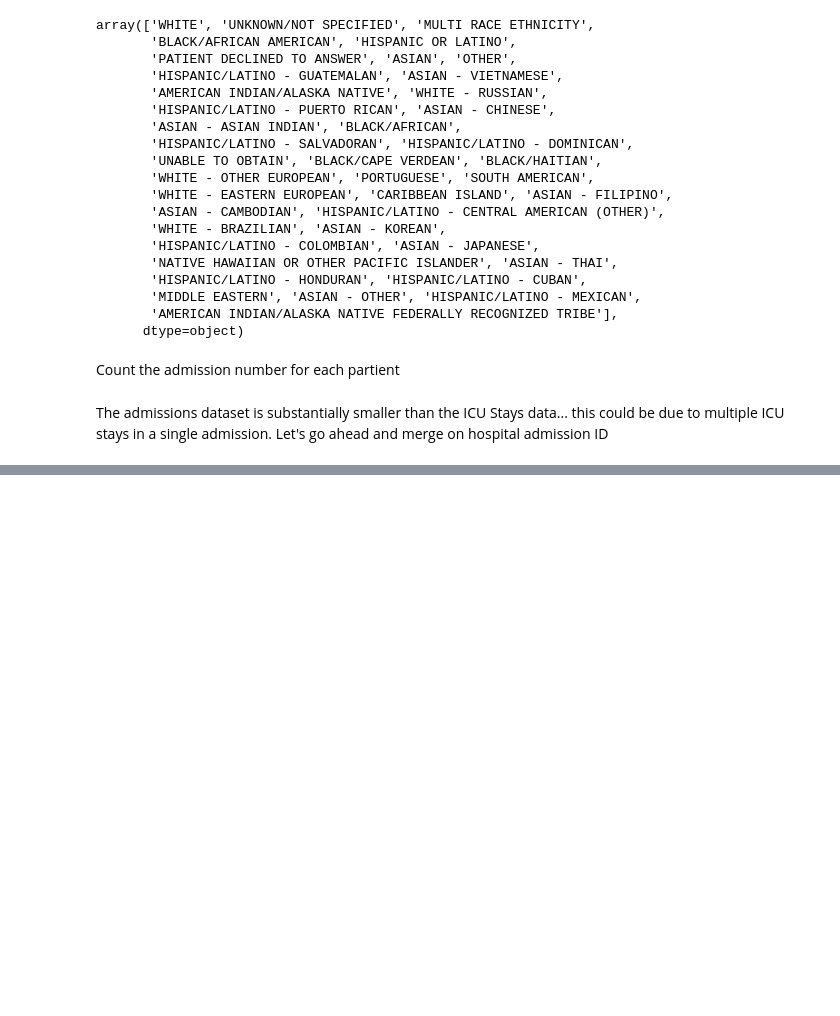
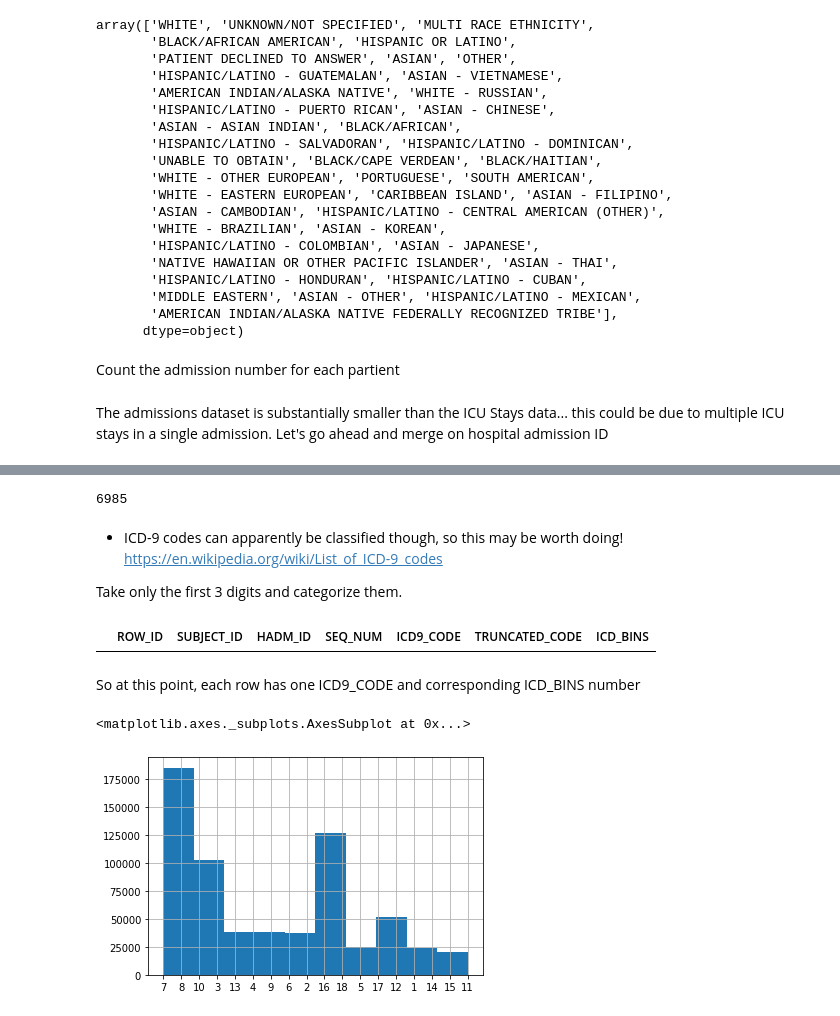
Before and after one commit to kaoriito/icu_los, a Jupyter notebook: ICU LOS Part 1- Cleaning and preparing data.ipynb, the cells around one changed output, grey strips where cells are left out. Drawn from its saved outputs; the diff is of its cells as text; code cells hidden in the pictures; blank space fills up the shorter version.

Commit message:
completed part 1 of data cleaning/prep

```diff
--- a/ICU LOS Part 1- Cleaning and preparing data.ipynb
+++ b/ICU LOS Part 1- Cleaning and preparing data.ipynb
@@ -166,0 +326,31 @@ print('# of subjects who have died: %i' % df_joined['DEATHTIME'].count())
+# %%
+df_diagnoses = pd.read_csv('data/Part1/DIAGNOSES_ICD.csv')
+# %%
+# check number of unique ICD9 codes
+len(df_diagnoses.ICD9_CODE.unique())
+# %% [output]
+6985
+# %% [markdown]
+* ICD-9 codes can apparently be classified though, so this may be worth doing! https://en.wikipedia.org/wiki/List_of_ICD-9_codes
+
+Take only the first 3 digits and categorize them.
+# %%
+df_diagnoses['TRUNCATED_CODE'] = df_diagnoses['ICD9_CODE'].astype(str).str[0:3]
+df_diagnoses['TRUNCATED_CODE'] = pd.to_numeric(df_diagnoses['TRUNCATED_CODE'], errors = 'coerce')
+# %%
+bins = [0,1,139,239,279,289,319,389,459,519,579,629,679,709,739,759,779,799,999]
+bin_labels=["18","1", "2", "3","4","5","6","7","8","9","10","11","12","13","14","15","16","17"]
+# %%
+df_diagnoses['ICD_BINS'] = pd.cut(df_diagnoses['TRUNCATED_CODE'], bins,labels=bin_labels)
+df_diagnoses.loc[(df_diagnoses.ICD9_CODE.str[0][:, None] == ['V', 'E']).any(1),'ICD_BINS'] = '18'
+# %%
+df_diagnoses.head(0)
+# %% [output]
+|  | ROW_ID | SUBJECT_ID | HADM_ID | SEQ_NUM | ICD9_CODE | TRUNCATED_CODE | ICD_BINS |
+# %% [markdown]
+So at this point, each row has one ICD9_CODE and corresponding ICD_BINS number
+# %%
+df_diagnoses['ICD_BINS'].hist()
+# %% [output]
+<matplotlib.axes._subplots.AxesSubplot at 0x...>
+[figure, added]
```
Also changed, not shown: parts of 54 cells of this notebook.
